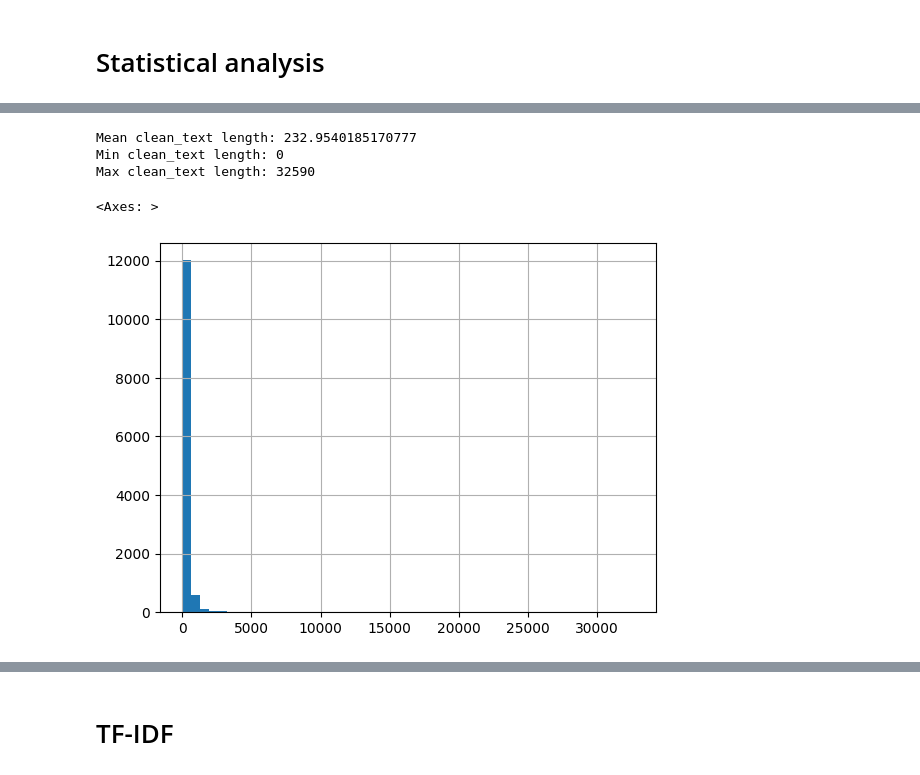
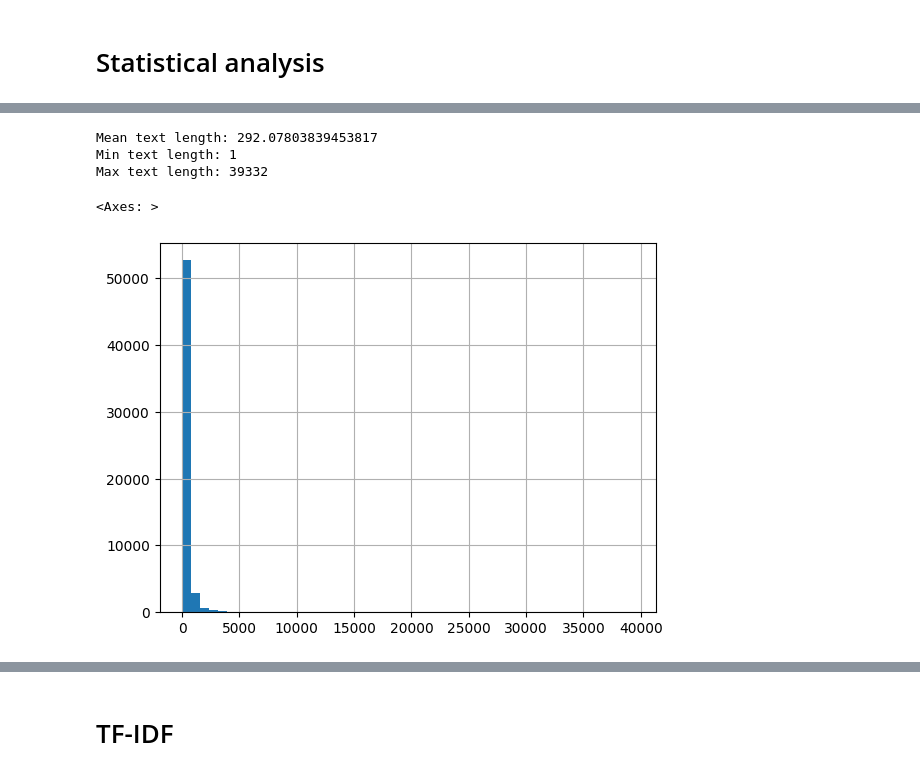
Before and after one commit to AlexIvlev/analytics_platform, a Jupyter notebook: notebooks/eda/YP_2024_Reddit_dataset_EDA.ipynb, the cells around one changed output, grey strips where cells are left out. Saved outputs shown, nothing was run; the diff lists cells and outputs as text; code cells hidden in the pictures.

```diff
--- a/notebooks/eda/YP_2024_Reddit_dataset_EDA.ipynb
+++ b/notebooks/eda/YP_2024_Reddit_dataset_EDA.ipynb
@@ -5,7 +5,7 @@ import matplotlib.pyplot as plt
 import numpy as np
 import pandas as pd
 # %%
-df = pd.read_parquet("/content/drive/MyDrive/datasets/reddit_parser_2024-10-26_01-09-50.parquet")
+df = pd.read_parquet("/content/drive/MyDrive/datasets/reddit_parser_2024_10_processed.parquet")
 df.head()
 # %% [output]
 |  | id | title | url | subreddit | created_utc | parsed_utc | text | score | num_comments | ... |
@@ -144,0 +143,3 @@ df['processed_text'] = df['clean_text'].apply(process_text)
+# %%
+df = df[~df['processed_text'].isin([''])]
+df.shape
@@ -168,14 +170,14 @@ True
 # %%
-df['clean_text_length'] = df['clean_text'].apply(lambda x: len(x))
+df['processed_text_length'] = df['text'].apply(lambda x: len(x))
 
-print(f"Mean clean_text length: {df['clean_text_length'].mean()}")
-print(f"Min clean_text length: {df['clean_text_length'].min()}")
-print(f"Max clean_text length: {df['clean_text_length'].max()}")
+print(f"Mean text length: {df['processed_text_length'].mean()}")
+print(f"Min text length: {df['processed_text_length'].min()}")
+print(f"Max text length: {df['processed_text_length'].max()}")
 
-df['clean_text_length'].hist(bins=50)
+df['processed_text_length'].hist(bins=50)
 # %% [output]
-Mean clean_text length: 232.9540185170777
-Min clean_text length: 0
-Max clean_text length: 32590
+Mean text length: 292.07803839453817
+Min text length: 1
+Max text length: 39332
 <Axes: >
-[figure, old version]
+[figure, new version]
```
Also changed, not shown: parts of 49 cells of this notebook, 2 other files.
